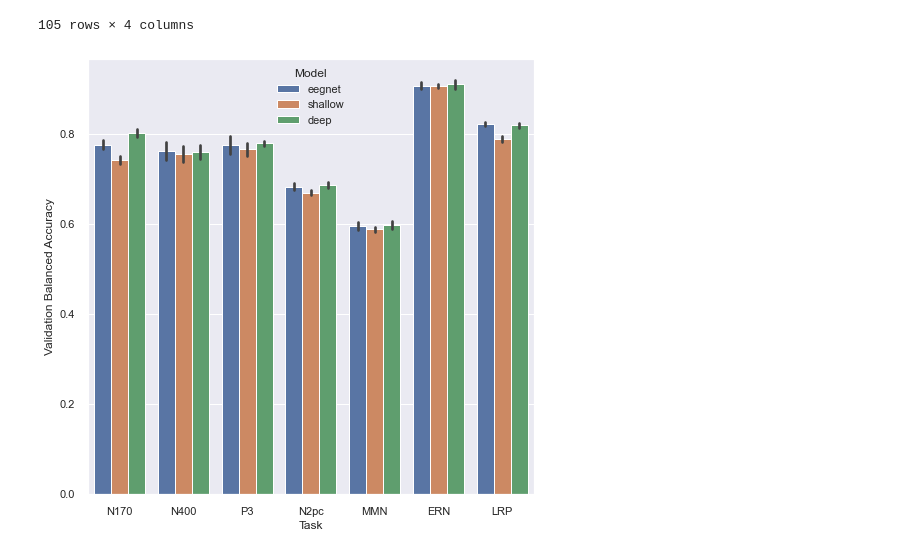
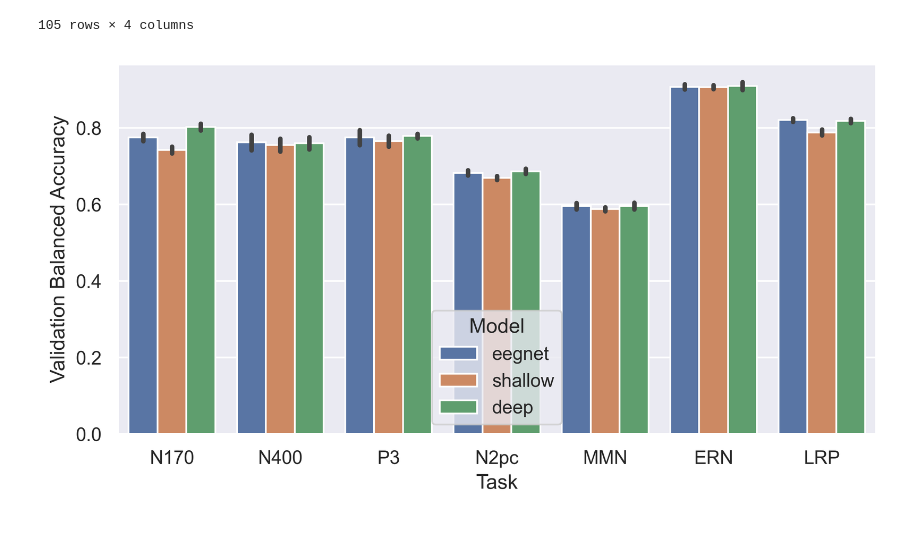
Before and after one commit to HannesBonasch/Thesis-Analysing-Deep-Learning-Decoding, a Jupyter notebook: ModelComparision.ipynb, the cells around one changed output. Cells and saved outputs as stored; diff of their text form; code cells hidden in the pictures.

```diff
--- a/ModelComparision.ipynb
+++ b/ModelComparision.ipynb
@@ -88,9 +88,9 @@ df_task
 # %%
 # N170 plot, no downsampling
 sns.set(style="darkgrid")
-plt.figure(figsize=(8, 8))
+plt.figure(figsize=(8, 4), dpi=400)
 sns.barplot(x="Task", y="Validation Balanced Accuracy",
             hue="Model",
             data=df_task, ci="sd");
 # %% [output]
-[figure, old version]
+[figure, new version]
```
Also changed, not shown: 5 other files.
